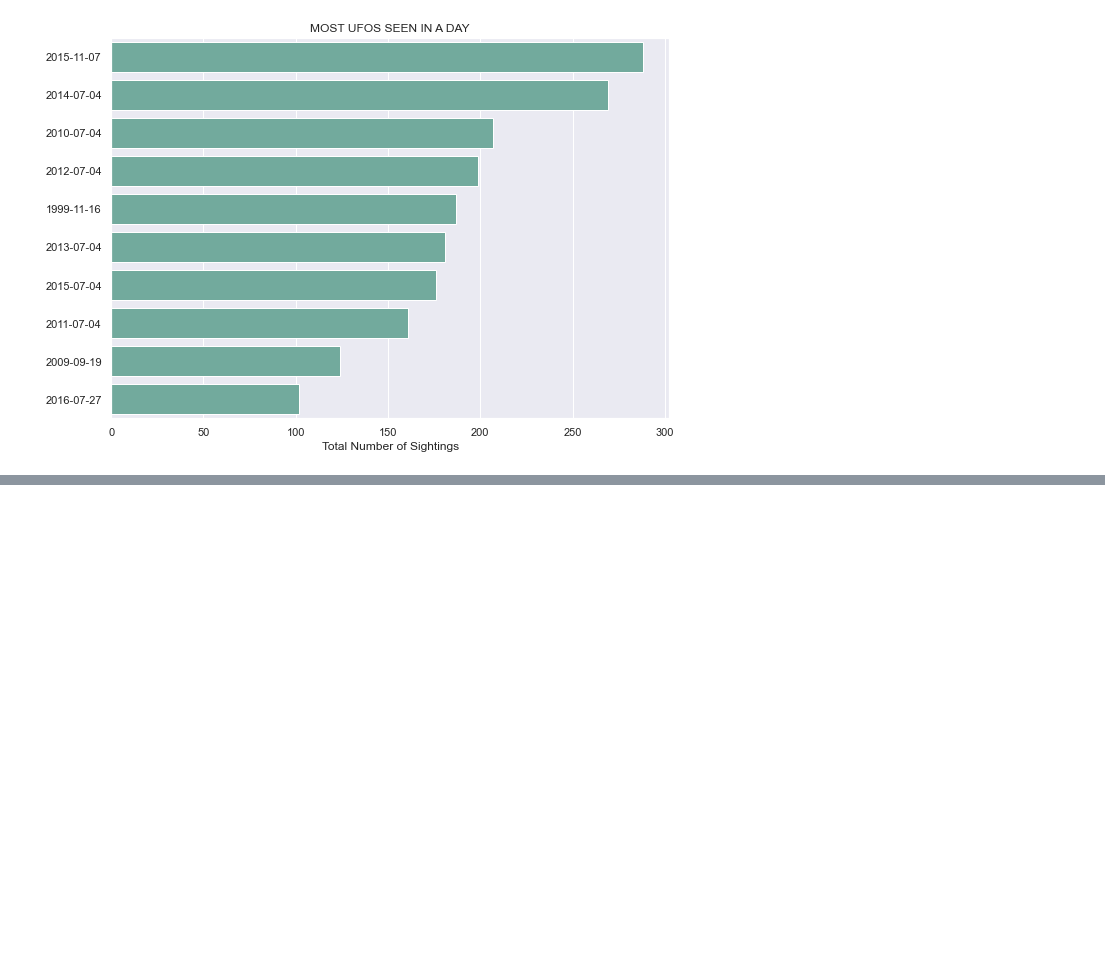
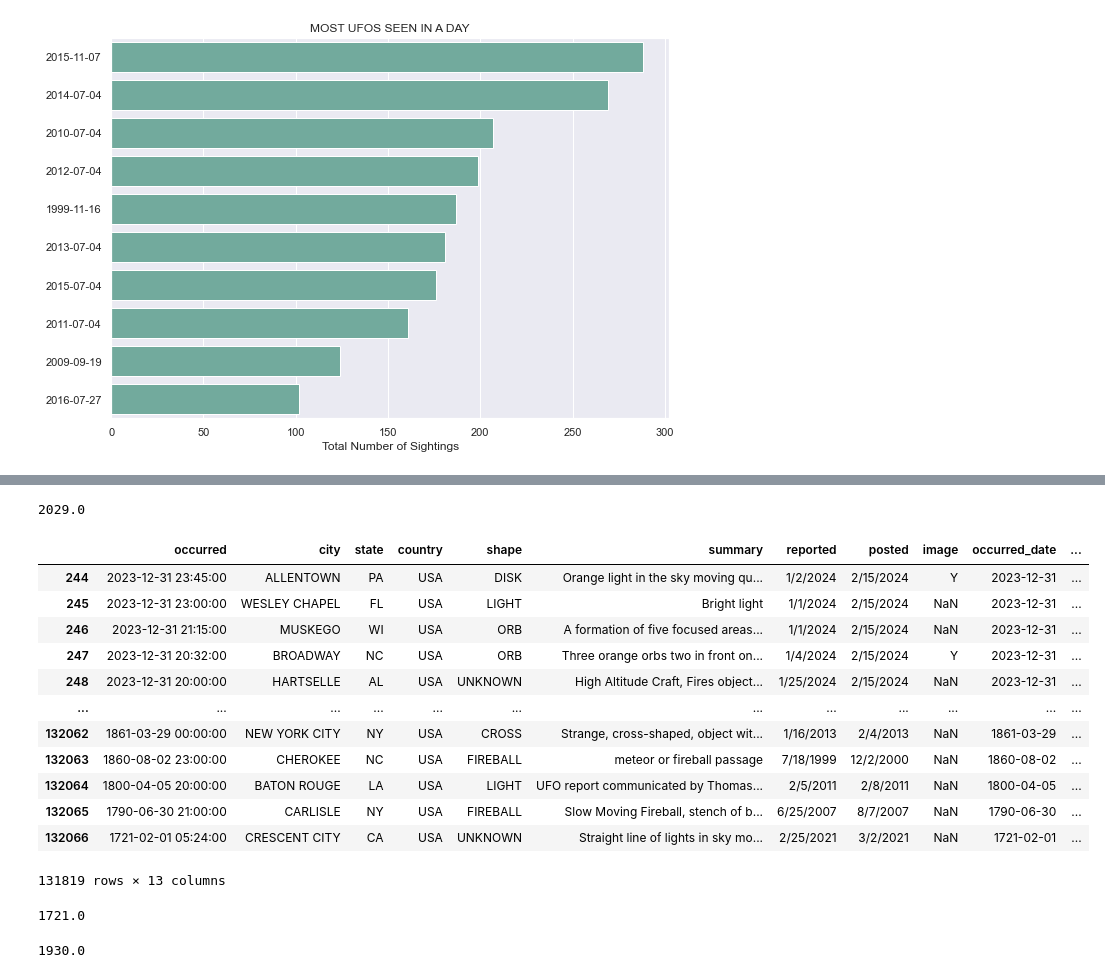
Before and after one commit to t-white-21/ufo-exploration, a Jupyter notebook: notebooks/ufo_times.ipynb, the cells around one changed output, grey strips where cells are left out. Cells and saved outputs as stored; diff of their text form; code cells hidden in the pictures; blank space fills up the shorter version.

```diff
--- a/notebooks/ufo_times.ipynb
+++ b/notebooks/ufo_times.ipynb
@@ -93,3 +93,6 @@ ufo_df
 | 132067 | NaT | MUDDY RIVER | MA | USA | CHANGING | Lost time at sight of swift movin... | 6/18/2020 | 6/25/2020 | NaN | NaT | ... |
 | 132068 | NaT | MYERS SPRING CANYON | TX | USA | CIRCLE | What I have is a picture of stone... | 1/20/2007 | 2/1/2007 | NaN | NaT | ... |
 132069 rows × 11 columns
+# %%
+ufo_df['occurred_year'] = ufo_df['occurred'].dt.year
+ufo_df
@@ -148,0 +206,25 @@ plt.savefig('MOST UFOS SEEN IN A DAY')
+# %%
+ufo_df['occurred_year'].max()
+# %% [output]
+2029.0
+# %%
+year = ufo_df[ufo_df['occurred_year'] <= 2023]
+year
+# %% [output]
+|  | occurred | city | state | country | shape | summary | reported | posted | image | occurred_date | ... |
+| 244 | 2023-12-31 23:45:00 | ALLENTOWN | PA | USA | DISK | Orange light in the sky moving qu... | 1/2/2024 | 2/15/2024 | Y | 2023-12-31 | ... |
+| 245 | 2023-12-31 23:00:00 | WESLEY CHAPEL | FL | USA | LIGHT | Bright light | 1/1/2024 | 2/15/2024 | NaN | 2023-12-31 | ... |
+| 246 | 2023-12-31 21:15:00 | MUSKEGO | WI | USA | ORB | A formation of five focused areas... | 1/1/2024 | 2/15/2024 | NaN | 2023-12-31 | ... |
+| 247 | 2023-12-31 20:32:00 | BROADWAY | NC | USA | ORB | Three orange orbs two in front on... | 1/4/2024 | 2/15/2024 | Y | 2023-12-31 | ... |
+| 248 | 2023-12-31 20:00:00 | HARTSELLE | AL | USA | UNKNOWN | High Altitude Craft, Fires object... | 1/25/2024 | 2/15/2024 | NaN | 2023-12-31 | ... |
+| ... | ... | ... | ... | ... | ... | ... | ... | ... | ... | ... | ... |
+| 132062 | 1861-03-29 00:00:00 | NEW YORK CITY | NY | USA | CROSS | Strange, cross-shaped, object wit... | 1/16/2013 | 2/4/2013 | NaN | 1861-03-29 | ... |
+| 132063 | 1860-08-02 23:00:00 | CHEROKEE | NC | USA | FIREBALL | meteor or fireball passage | 7/18/1999 | 12/2/2000 | NaN | 1860-08-02 | ... |
+| 132064 | 1800-04-05 20:00:00 | BATON ROUGE | LA | USA | LIGHT | UFO report communicated by Thomas... | 2/5/2011 | 2/8/2011 | NaN | 1800-04-05 | ... |
+| 132065 | 1790-06-30 21:00:00 | CARLISLE | NY | USA | FIREBALL | Slow Moving Fireball, stench of b... | 6/25/2007 | 8/7/2007 | NaN | 1790-06-30 | ... |
+| 132066 | 1721-02-01 05:24:00 | CRESCENT CITY | CA | USA | UNKNOWN | Straight line of lights in sky mo... | 2/25/2021 | 3/2/2021 | NaN | 1721-02-01 | ... |
+131819 rows × 13 columns
+# %%
+year['occurred_year'].min()
+# %% [output]
+1721.0
@@ -148,0 +233,4 @@ plt.savefig('MOST UFOS SEEN IN A DAY')
+# %%
+year_min['occurred_year'].min()
+# %% [output]
+1930.0
```
Also changed, not shown: parts of 9 cells of this notebook, 3 other files.
